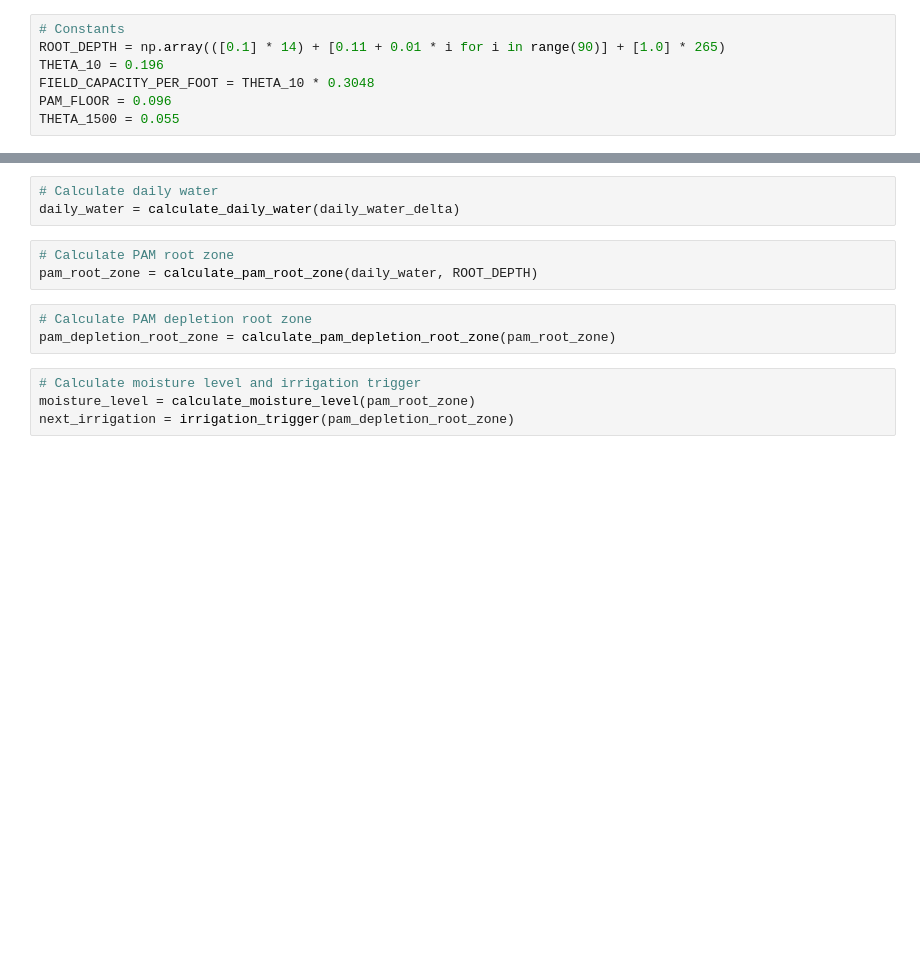
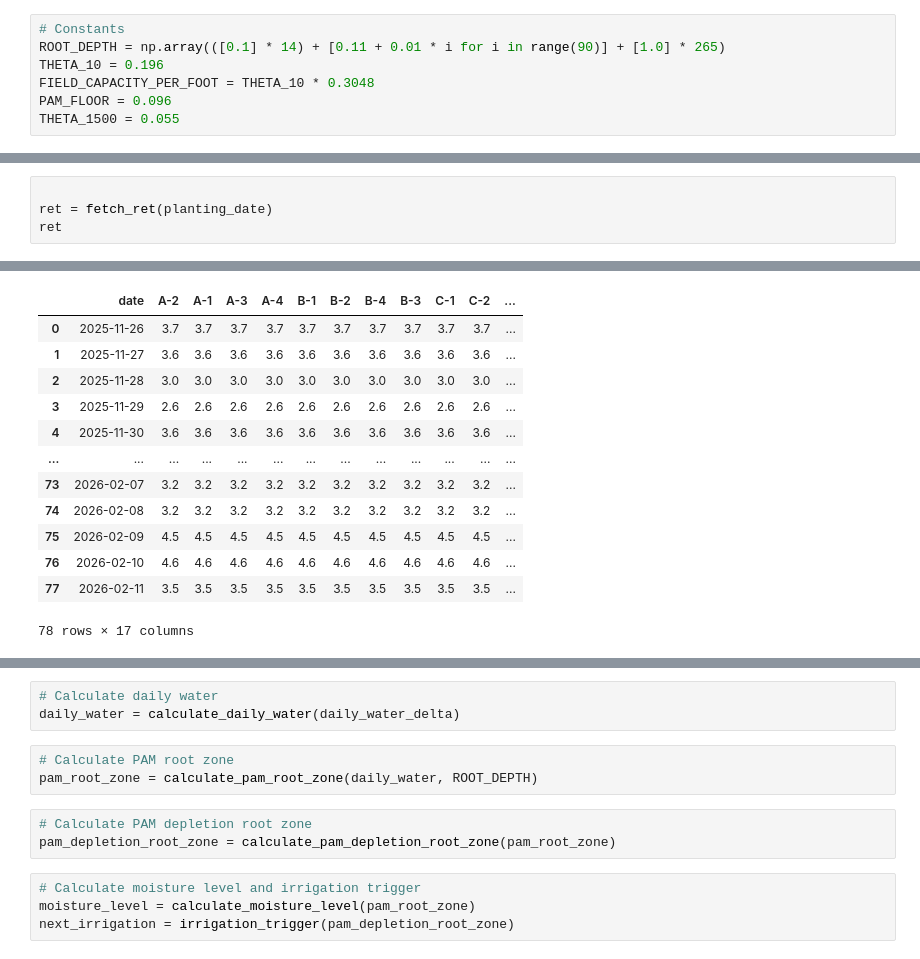
Before and after one commit to shorbaji/autoanton, a Jupyter notebook: ai.ipynb, the cells around one changed output, grey strips where cells are left out. Cells and saved outputs as stored; diff of their text form; blank space fills up the shorter version.

```diff
--- a/ai.ipynb
+++ b/ai.ipynb
@@ -38,0 +96,5 @@ Error:
+# %%
+
+ret = fetch_ret(planting_date)
+ret
+# %% [output]
@@ -38,0 +118,13 @@ Error:
+|  | date | A-2 | A-1 | A-3 | A-4 | B-1 | B-2 | B-4 | B-3 | C-1 | C-2 | ... |
+| 0 | 2025-11-26 | 3.7 | 3.7 | 3.7 | 3.7 | 3.7 | 3.7 | 3.7 | 3.7 | 3.7 | 3.7 | ... |
+| 1 | 2025-11-27 | 3.6 | 3.6 | 3.6 | 3.6 | 3.6 | 3.6 | 3.6 | 3.6 | 3.6 | 3.6 | ... |
+| 2 | 2025-11-28 | 3.0 | 3.0 | 3.0 | 3.0 | 3.0 | 3.0 | 3.0 | 3.0 | 3.0 | 3.0 | ... |
+| 3 | 2025-11-29 | 2.6 | 2.6 | 2.6 | 2.6 | 2.6 | 2.6 | 2.6 | 2.6 | 2.6 | 2.6 | ... |
+| 4 | 2025-11-30 | 3.6 | 3.6 | 3.6 | 3.6 | 3.6 | 3.6 | 3.6 | 3.6 | 3.6 | 3.6 | ... |
+| ... | ... | ... | ... | ... | ... | ... | ... | ... | ... | ... | ... | ... |
+| 73 | 2026-02-07 | 3.2 | 3.2 | 3.2 | 3.2 | 3.2 | 3.2 | 3.2 | 3.2 | 3.2 | 3.2 | ... |
+| 74 | 2026-02-08 | 3.2 | 3.2 | 3.2 | 3.2 | 3.2 | 3.2 | 3.2 | 3.2 | 3.2 | 3.2 | ... |
+| 75 | 2026-02-09 | 4.5 | 4.5 | 4.5 | 4.5 | 4.5 | 4.5 | 4.5 | 4.5 | 4.5 | 4.5 | ... |
+| 76 | 2026-02-10 | 4.6 | 4.6 | 4.6 | 4.6 | 4.6 | 4.6 | 4.6 | 4.6 | 4.6 | 4.6 | ... |
+| 77 | 2026-02-11 | 3.5 | 3.5 | 3.5 | 3.5 | 3.5 | 3.5 | 3.5 | 3.5 | 3.5 | 3.5 | ... |
+78 rows × 17 columns
```
Also changed, not shown: parts of 10 cells of this notebook, 6 other files.
